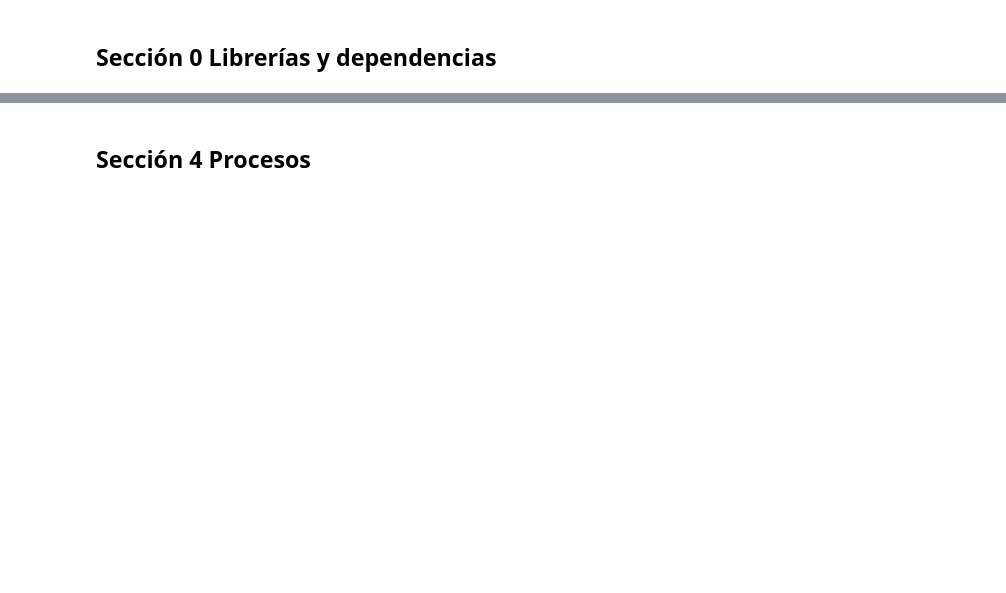
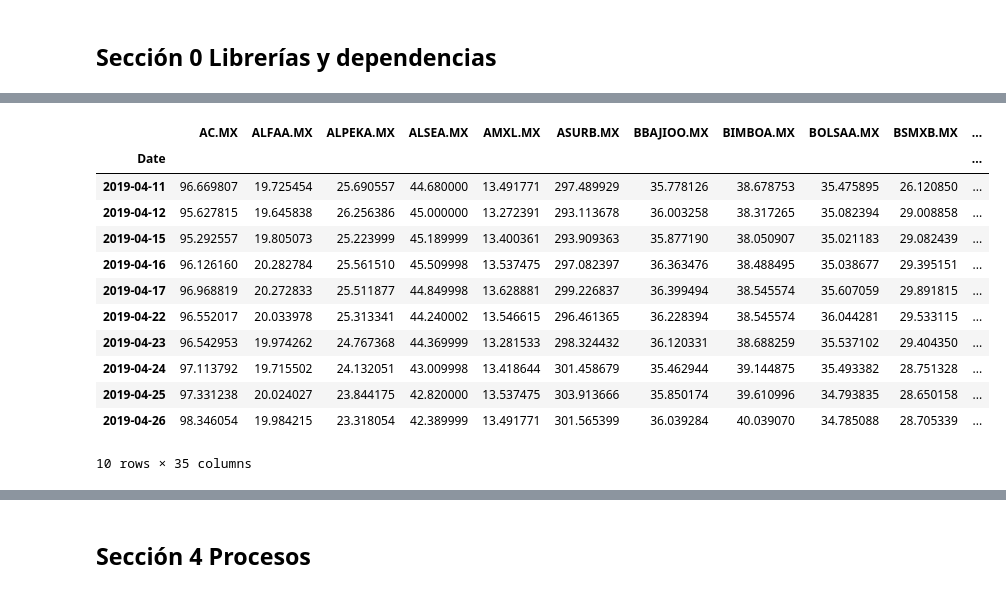
Before and after one commit to Palacios-F/LaboratorioN1, a Jupyter notebook: notebook.ipynb, the cells around one changed output, grey strips where cells are left out. Drawn from its saved outputs; the diff is of its cells as text; code cells hidden in the pictures; blank space fills up the shorter version.

```diff
--- a/notebook.ipynb
+++ b/notebook.ipynb
@@ -20,0 +73,17 @@ Describir, utilizando texto y  otros apoyos visuales como gráficas y diagramas,
+# %%
+# Dataframe que contiene los precios de cierre para determinar el portafolio eficiente
+dt.data_d.head(10)
+# %% [output]
+|  | AC.MX | ALFAA.MX | ALPEKA.MX | ALSEA.MX | AMXL.MX | ASURB.MX | BBAJIOO.MX | BIMBOA.MX | BOLSAA.MX | BSMXB.MX | ... |
+| Date |  |  |  |  |  |  |  |  |  |  | ... |
+| 2019-04-11 | 96.669807 | 19.725454 | 25.690557 | 44.680000 | 13.491771 | 297.489929 | 35.778126 | 38.678753 | 35.475895 | 26.120850 | ... |
+| 2019-04-12 | 95.627815 | 19.645838 | 26.256386 | 45.000000 | 13.272391 | 293.113678 | 36.003258 | 38.317265 | 35.082394 | 29.008858 | ... |
+| 2019-04-15 | 95.292557 | 19.805073 | 25.223999 | 45.189999 | 13.400361 | 293.909363 | 35.877190 | 38.050907 | 35.021183 | 29.082439 | ... |
+| 2019-04-16 | 96.126160 | 20.282784 | 25.561510 | 45.509998 | 13.537475 | 297.082397 | 36.363476 | 38.488495 | 35.038677 | 29.395151 | ... |
+| 2019-04-17 | 96.968819 | 20.272833 | 25.511877 | 44.849998 | 13.628881 | 299.226837 | 36.399494 | 38.545574 | 35.607059 | 29.891815 | ... |
+| 2019-04-22 | 96.552017 | 20.033978 | 25.313341 | 44.240002 | 13.546615 | 296.461365 | 36.228394 | 38.545574 | 36.044281 | 29.533115 | ... |
+| 2019-04-23 | 96.542953 | 19.974262 | 24.767368 | 44.369999 | 13.281533 | 298.324432 | 36.120331 | 38.688259 | 35.537102 | 29.404350 | ... |
+| 2019-04-24 | 97.113792 | 19.715502 | 24.132051 | 43.009998 | 13.418644 | 301.458679 | 35.462944 | 39.144875 | 35.493382 | 28.751328 | ... |
+| 2019-04-25 | 97.331238 | 20.024027 | 23.844175 | 42.820000 | 13.537475 | 303.913666 | 35.850174 | 39.610996 | 34.793835 | 28.650158 | ... |
+| 2019-04-26 | 98.346054 | 19.984215 | 23.318054 | 42.389999 | 13.491771 | 301.565399 | 36.039284 | 40.039070 | 34.785088 | 28.705339 | ... |
+10 rows × 35 columns
```
Also changed, not shown: parts of 24 cells of this notebook, 3 other files.
